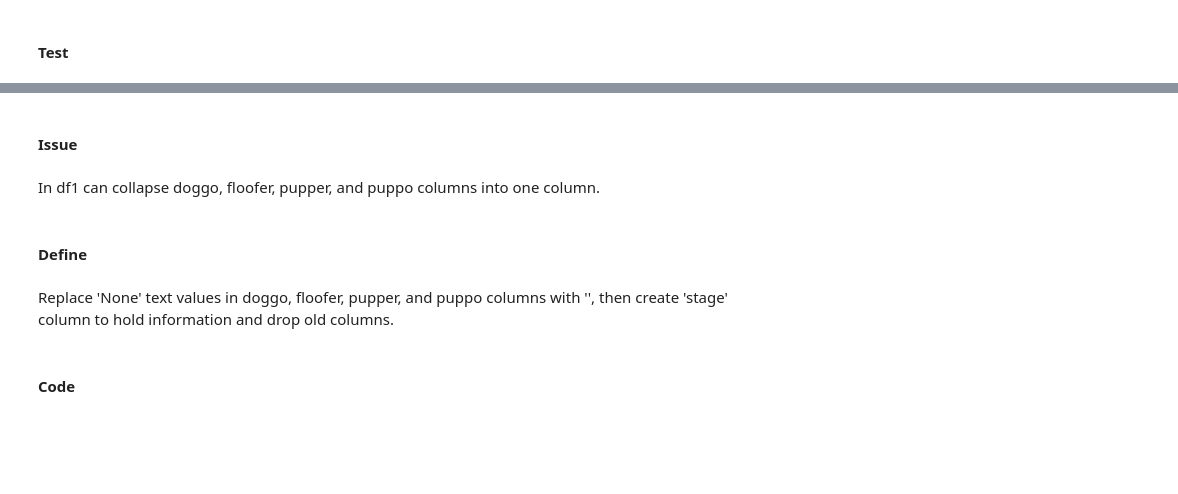
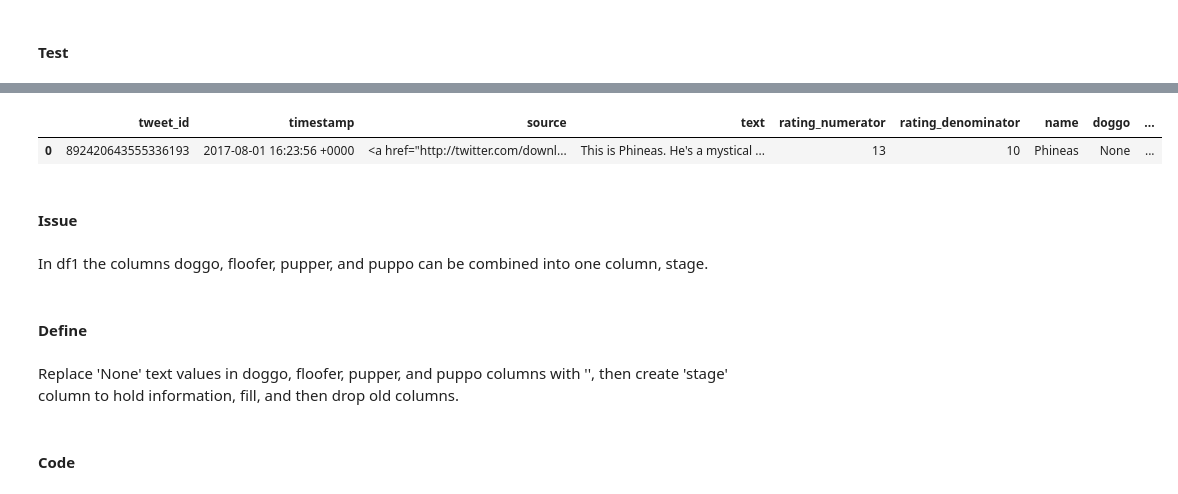
Before and after one commit to deepaksithu/Twitter_Archive_Analysis_Project, a Jupyter notebook: wrangle_act.ipynb, the cells around one changed output, grey strips where cells are left out. Drawn from its saved outputs; the diff is of its cells as text; code cells hidden in the pictures; blank space fills up the shorter version.

Commit message:
feat: Cleaning complete

```diff
--- a/wrangle_act.ipynb
+++ b/wrangle_act.ipynb
@@ -332,3 +330,0 @@ df1[df1['text'].str.contains('doggo')]
-# %%
-pd.set_option('display.max_colwidth', -1)
-df1[df1['tweet_id'] == 876537666061221889]['text']
@@ -339,11 +330,0 @@ api.get_status(835246439529840640).text
-# %%
-pd.set_option("display.max_rows", 99999)
-df1['name'].value_counts()
-# %%
-not_name_id = []
-pd.set_option('display.max_colwidth', -1)
-for index, row in df1.iterrows():
-    if row['name'].islower() == True:
-        not_name.append(row['tweet_id'])
-        print(row['tweet_id'])
-        print(row['text'])
@@ -372,8 +364,8 @@ df3_clean = pd.read_csv('df3_raw.csv')
 # %%
 # copy dataframes for cleaning
-# df1_clean = df1.copy()
-# df2_clean = df2.copy()
-# df3_clean = df3.copy()
+df1_clean = df1.copy()
+df2_clean = df2.copy()
+df3_clean = df3.copy()
 # %% [markdown]
 #### Issue
 # %% [markdown]
@@ -400,11 +384,17 @@ df1_clean.head()
+# %%
+# confirm columns dropped
+df1_clean.head(1)
+# %% [output]
+|  | tweet_id | timestamp | source | text | rating_numerator | rating_denominator | name | doggo | ... |
+| 0 | 892420643555336193 | 2017-08-01 16:23:56 +0000 | <a href="http://twitter.com/downl... | This is Phineas. He's a mystical ... | 13 | 10 | Phineas | None | ... |
 # %% [markdown]
 #### Issue
 # %% [markdown]
-In df1 can collapse doggo, floofer, pupper, and puppo columns into one column.
+In df1 the columns doggo, floofer, pupper, and puppo can be combined into one column, stage.
 # %% [markdown]
 #### Define
 # %% [markdown]
-Replace 'None' text values in doggo, floofer, pupper, and puppo columns with '', then create 'stage' column to hold information and drop old columns.
+Replace 'None' text values in doggo, floofer, pupper, and puppo columns with '', then create 'stage' column to hold information, fill, and then drop old columns.
 # %% [markdown]
 #### Code
 # %%
```
Also changed, not shown: parts of 164 cells of this notebook, 2 other files.
